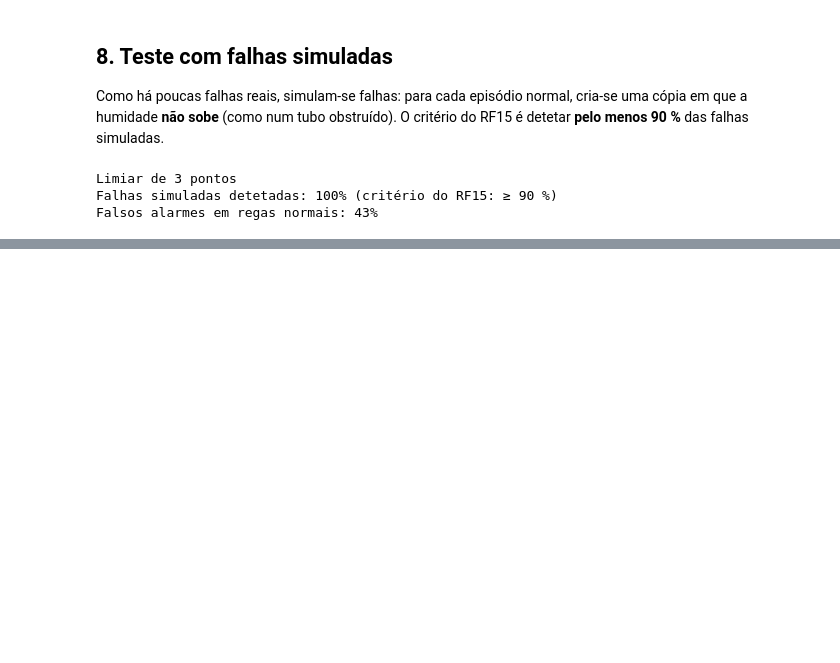
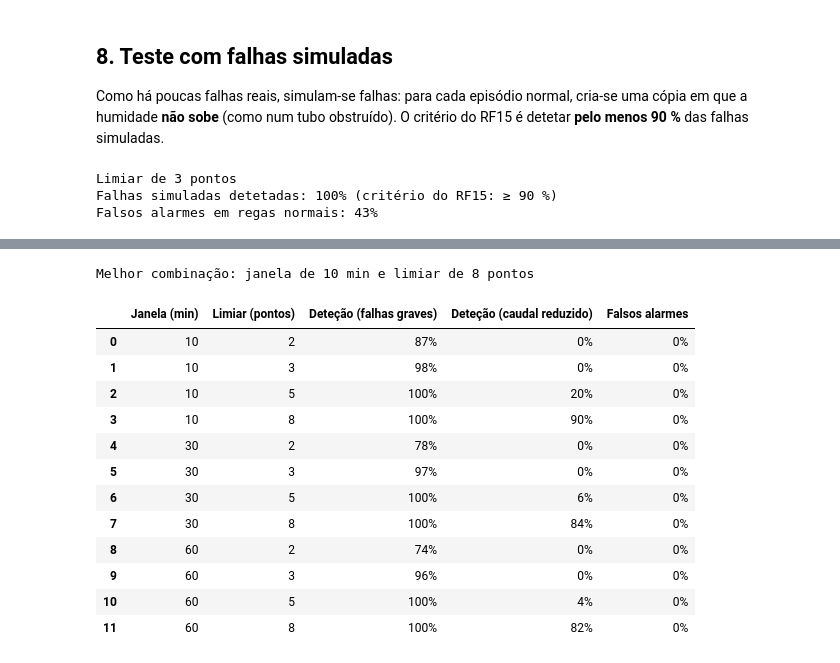
Before and after one commit to CaluFonseca/GreenBox, a Jupyter notebook: ia/estufa_iot_agriculture.ipynb, the cells around one changed output, grey strips where cells are left out. Drawn from its saved outputs; the diff is of its cells as text; code cells hidden in the pictures; blank space fills up the shorter version.

```diff
--- a/ia/estufa_iot_agriculture.ipynb
+++ b/ia/estufa_iot_agriculture.ipynb
@@ -335,0 +409,39 @@ Falsos alarmes em regas normais: 43%
+# %%
+def subida_humidade(serie, janela):
+    antes = serie.loc[-MINUTOS_ANTES:-1].median()
+    depois = serie.loc[DURACAO_REGA_MIN:DURACAO_REGA_MIN + janela].rolling(3, min_periods=1).median().max()
+    return depois - antes
+
+FALHAS_GRAVES = ["tubo_entupido", "deposito_vazio", "sensor_preso"]
+linhas = []
+for janela in [10, 30, 60]:
+    subidas = pd.DataFrame({"tipo": [t for t, _, _ in ciclos],
+                            "subida": [subida_humidade(s, janela) for _, s, _ in ciclos]})
+    for limiar in [2, 3, 5, 8]:
+        alarme = subidas["subida"] < limiar
+        por_tipo = alarme.groupby(subidas["tipo"]).mean()
+        linhas.append({"Janela (min)": janela, "Limiar (pontos)": limiar,
+                       "Deteção (falhas graves)": por_tipo[FALHAS_GRAVES].mean(),
+                       "Deteção (caudal reduzido)": por_tipo["caudal_reduzido"],
+                       "Falsos alarmes": por_tipo["normal"]})
+afinacao = pd.DataFrame(linhas)
+
+cumpre = afinacao[afinacao["Deteção (falhas graves)"] >= 0.9]
+melhor = cumpre.sort_values(["Falsos alarmes", "Deteção (caudal reduzido)"], ascending=[True, False]).iloc[0]
+print(f"Melhor combinação: janela de {int(melhor['Janela (min)'])} min e limiar de {int(melhor['Limiar (pontos)'])} pontos")
+afinacao.style.format({c: "{:.0%}" for c in afinacao.columns if c.startswith(("Deteção", "Falsos"))})
+# %% [output]
+Melhor combinação: janela de 10 min e limiar de 8 pontos
+|  | Janela (min) | Limiar (pontos) | Deteção (falhas graves) | Deteção (caudal reduzido) | Falsos alarmes |
+| 0 | 10 | 2 | 87% | 0% | 0% |
+| 1 | 10 | 3 | 98% | 0% | 0% |
+| 2 | 10 | 5 | 100% | 20% | 0% |
+| 3 | 10 | 8 | 100% | 90% | 0% |
+| 4 | 30 | 2 | 78% | 0% | 0% |
+| 5 | 30 | 3 | 97% | 0% | 0% |
+| 6 | 30 | 5 | 100% | 6% | 0% |
+| 7 | 30 | 8 | 100% | 84% | 0% |
+| 8 | 60 | 2 | 74% | 0% | 0% |
+| 9 | 60 | 3 | 96% | 0% | 0% |
+| 10 | 60 | 5 | 100% | 4% | 0% |
+| 11 | 60 | 8 | 100% | 82% | 0% |
```
Also changed, not shown: parts of 8 cells of this notebook.
